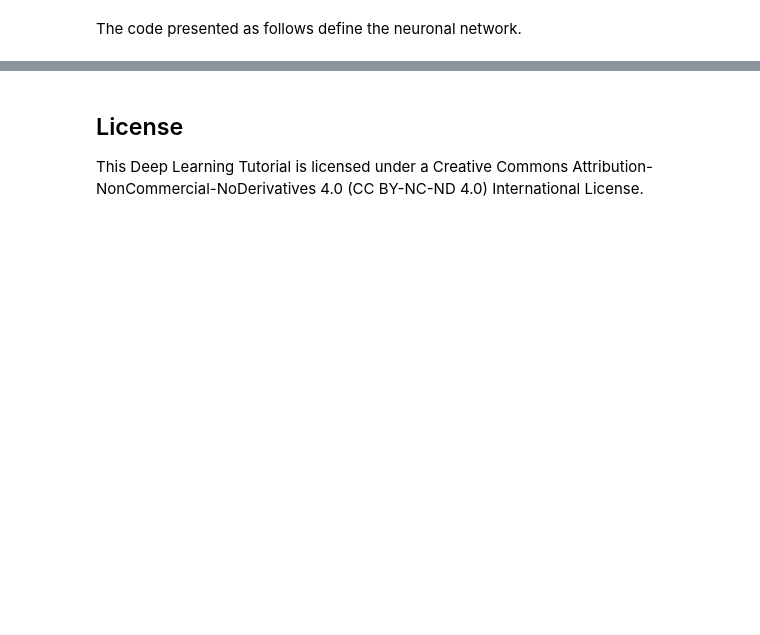
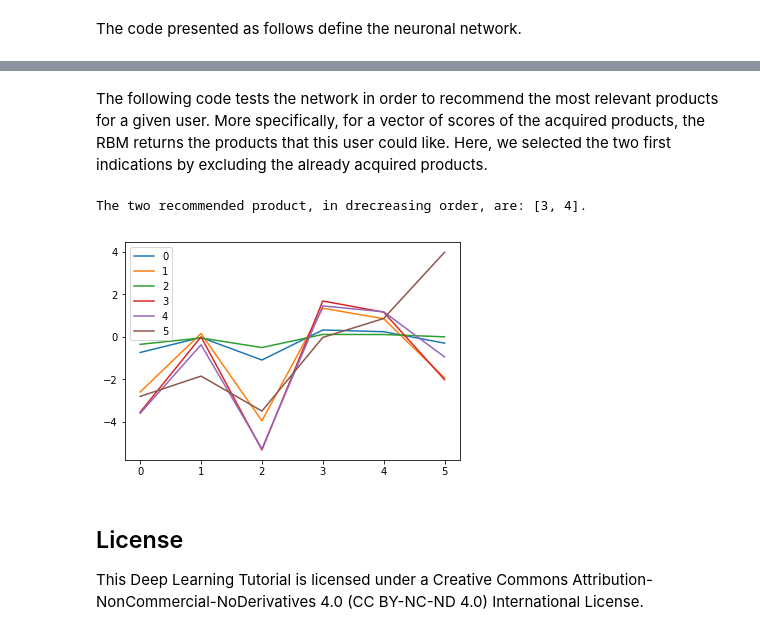
Before and after one commit to hfarruda/deeplearningtutorial, a Jupyter notebook: deepLearning_RBM.ipynb, the cells around one changed output, grey strips where cells are left out. Cells and saved outputs as stored; diff of their text form; code cells hidden in the pictures; blank space fills up the shorter version.

```diff
--- a/deepLearning_RBM.ipynb
+++ b/deepLearning_RBM.ipynb
@@ -89,10 +119,10 @@ data = data[:,keep_positions]
 # %% [markdown]
 The code presented as follows define the neuronal network.
 # %%
-batch_size = 128
-learning_rate = 0.001
-n_components = number_of_items #Number of binary hidden units.
-n_iter = 500
+batch_size = 10
+learning_rate = 0.01
+n_components = 10 #Number of binary hidden units.
+n_iter = 5000
 verbose = 1
 
 rbm_model = BernoulliRBM(batch_size = batch_size, learning_rate = learning_rate,
@@ -133,3 +164,38 @@ array([[0.11038611, 0.11112356, 0.11126034, ..., 0.11115437, 0.1118898 ,
+# %% [markdown]
+The following code tests the network in order to recommend the most relevant products for a given user. More specifically, for a vector of scores of the acquired products, the RBM returns the products that this user could like. Here,  we selected the two first indications by excluding the already acquired products.
+# %%
+test_set = np.zeros(number_of_items)
+test_set[product_test] = 1
+
+test_set = [0,1,0,0,0,0]
+
+#Here we test a single sample
+result_hidden_layer = rbm_model.transform([test_set])[0]
+weight_matrix = rbm_model.components_
+
+result = np.matmul(weight_matrix.T,result_hidden_layer)
+recomended_products = np.argsort(result)[::-1]
+recomended_products = [product for product in recomended_products
+                       if product != product_test]
+print ("The two recommended product, in drecreasing order, are: " +
+       str(recomended_products[0:2]) + '.')
+# %% [output]
+The two recommended product, in drecreasing order, are: [3, 4].
+# %%
+#Esse código vai ser apagado está aqui só para ver que funciounou
+for i in range(number_of_items):
+    test_set = np.zeros(number_of_items)
+    test_set[i] = 0.99
+
+    #Here we test a single sample
+    result_hidden_layer = rbm_model.transform([test_set])[0]
+    weight_matrix = rbm_model.components_
+
+    result = np.matmul(result_hidden_layer,weight_matrix)
+    plt.plot(result)
+    plt.legend(list(range(number_of_items)))
+# %% [output]
+[figure, added]
 # %% [markdown]
 ## License
 
```
Also changed, not shown: parts of 26 cells of this notebook.
